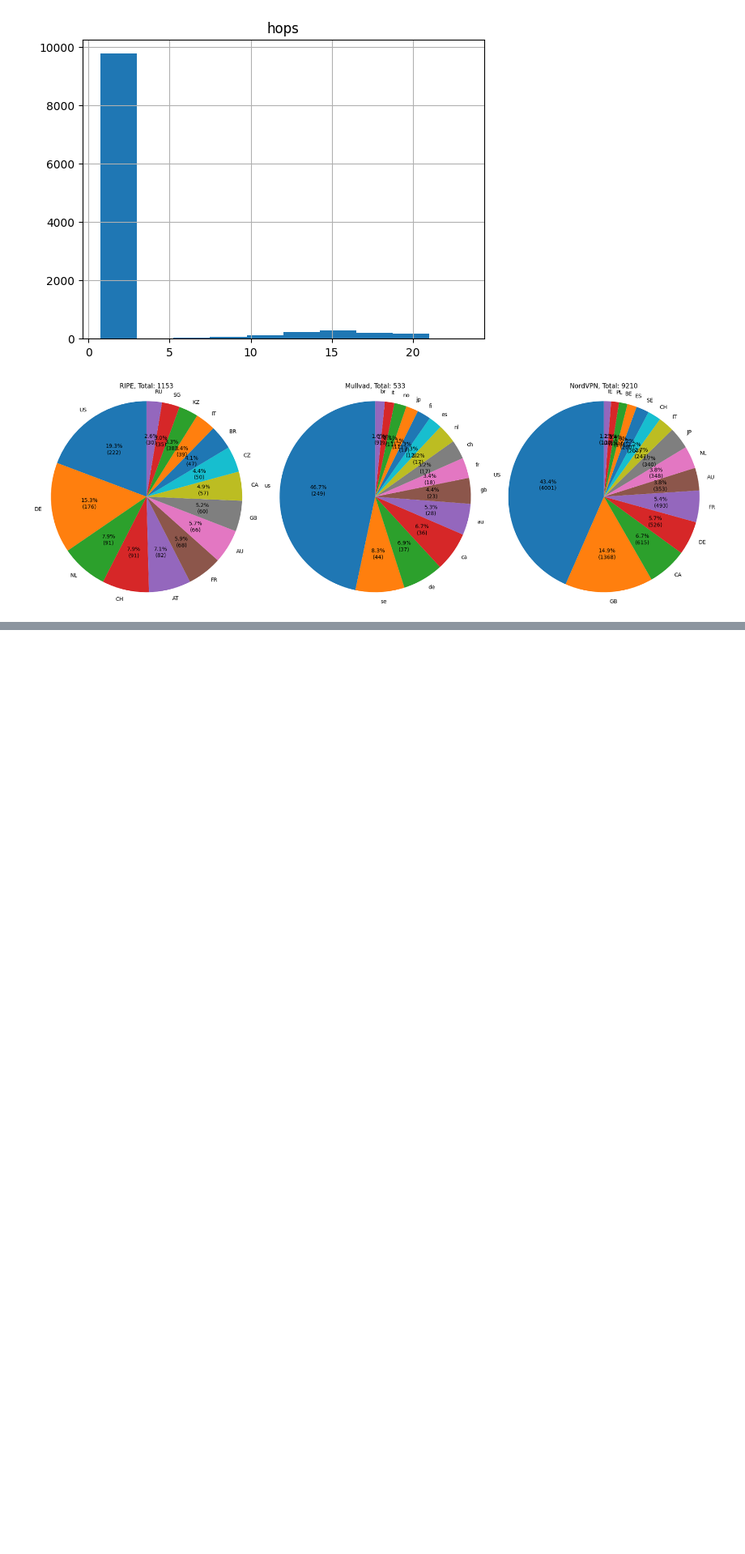
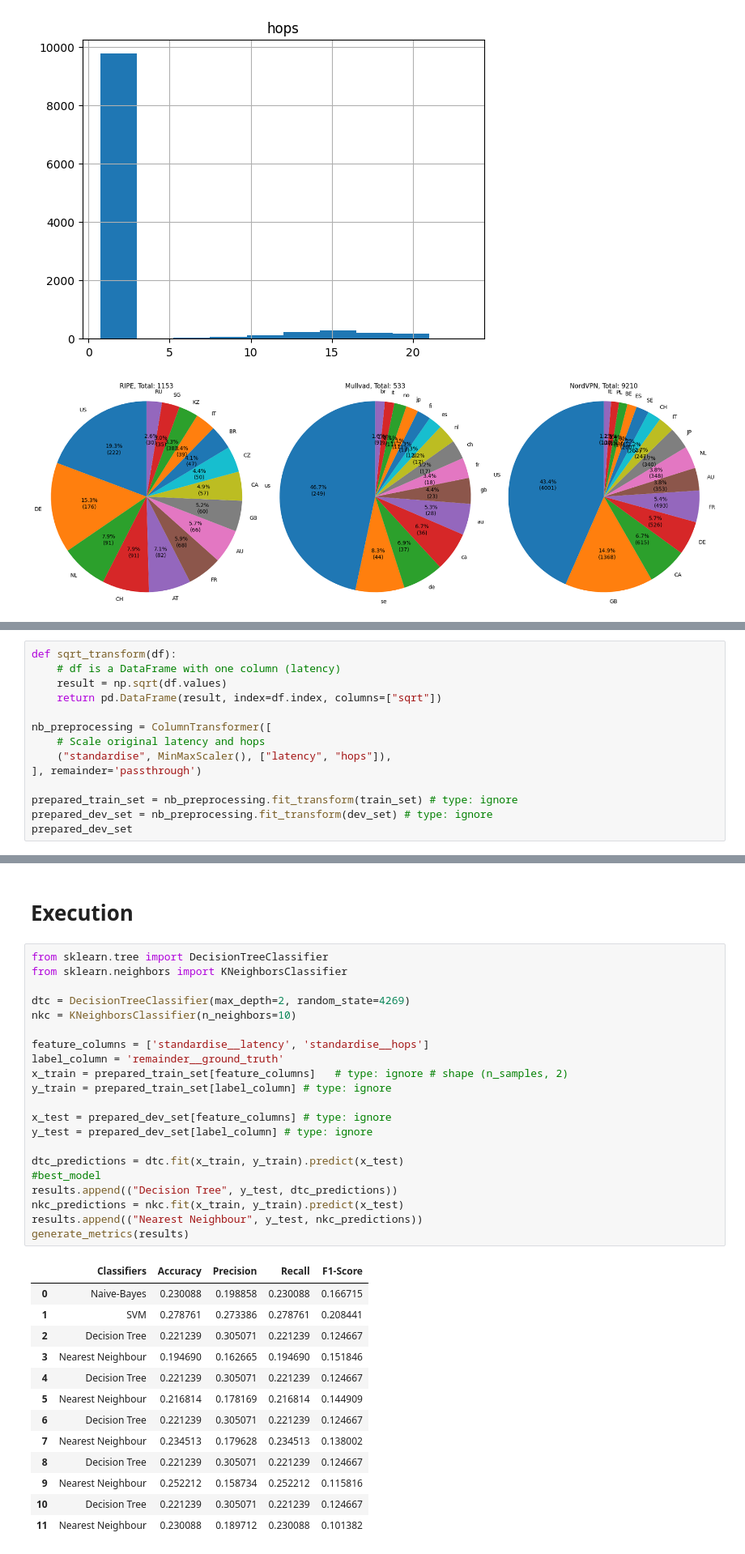
Before and after one commit to rtafurthgarcia/COM763-Assignment, a Jupyter notebook: app.ipynb, the cells around one changed output, grey strips where cells are left out. Shown at 81% size. Cells and saved outputs as stored; diff of their text form; blank space fills up the shorter version.

```diff
--- a/app.ipynb
+++ b/app.ipynb
@@ -104,0 +215,14 @@ show_confusion_matrix(y_test, y_pred)
+# %%
+def sqrt_transform(df):
+    # df is a DataFrame with one column (latency)
+    result = np.sqrt(df.values)
+    return pd.DataFrame(result, index=df.index, columns=["sqrt"])
+
+nb_preprocessing = ColumnTransformer([
+    # Scale original latency and hops
+    ("standardise", MinMaxScaler(), ["latency", "hops"]),
+], remainder='passthrough')
+
+prepared_train_set = nb_preprocessing.fit_transform(train_set) # type: ignore
+prepared_dev_set = nb_preprocessing.fit_transform(dev_set) # type: ignore
+prepared_dev_set
@@ -104,0 +243,37 @@ show_confusion_matrix(y_test, y_pred)
+# %% [markdown]
+# Execution
+# %%
+from sklearn.tree import DecisionTreeClassifier
+from sklearn.neighbors import KNeighborsClassifier
+
+dtc = DecisionTreeClassifier(max_depth=2, random_state=4269)
+nkc = KNeighborsClassifier(n_neighbors=10)
+
+feature_columns = ['standardise__latency', 'standardise__hops']
+label_column = 'remainder__ground_truth'
+x_train = prepared_train_set[feature_columns]   # type: ignore # shape (n_samples, 2)
+y_train = prepared_train_set[label_column] # type: ignore
+
+x_test = prepared_dev_set[feature_columns] # type: ignore
+y_test = prepared_dev_set[label_column] # type: ignore
+
+dtc_predictions = dtc.fit(x_train, y_train).predict(x_test)
+#best_model
+results.append(("Decision Tree", y_test, dtc_predictions))
+nkc_predictions = nkc.fit(x_train, y_train).predict(x_test)
+results.append(("Nearest Neighbour", y_test, nkc_predictions))
+generate_metrics(results)
+# %% [output]
+|  | Classifiers | Accuracy | Precision | Recall | F1-Score |
+| 0 | Naive-Bayes | 0.230088 | 0.198858 | 0.230088 | 0.166715 |
+| 1 | SVM | 0.278761 | 0.273386 | 0.278761 | 0.208441 |
+| 2 | Decision Tree | 0.221239 | 0.305071 | 0.221239 | 0.124667 |
+| 3 | Nearest Neighbour | 0.194690 | 0.162665 | 0.194690 | 0.151846 |
+| 4 | Decision Tree | 0.221239 | 0.305071 | 0.221239 | 0.124667 |
+| 5 | Nearest Neighbour | 0.216814 | 0.178169 | 0.216814 | 0.144909 |
+| 6 | Decision Tree | 0.221239 | 0.305071 | 0.221239 | 0.124667 |
+| 7 | Nearest Neighbour | 0.234513 | 0.179628 | 0.234513 | 0.138002 |
+| 8 | Decision Tree | 0.221239 | 0.305071 | 0.221239 | 0.124667 |
+| 9 | Nearest Neighbour | 0.252212 | 0.158734 | 0.252212 | 0.115816 |
+| 10 | Decision Tree | 0.221239 | 0.305071 | 0.221239 | 0.124667 |
+| 11 | Nearest Neighbour | 0.230088 | 0.189712 | 0.230088 | 0.101382 |
```
Also changed, not shown: parts of 13 cells of this notebook.
